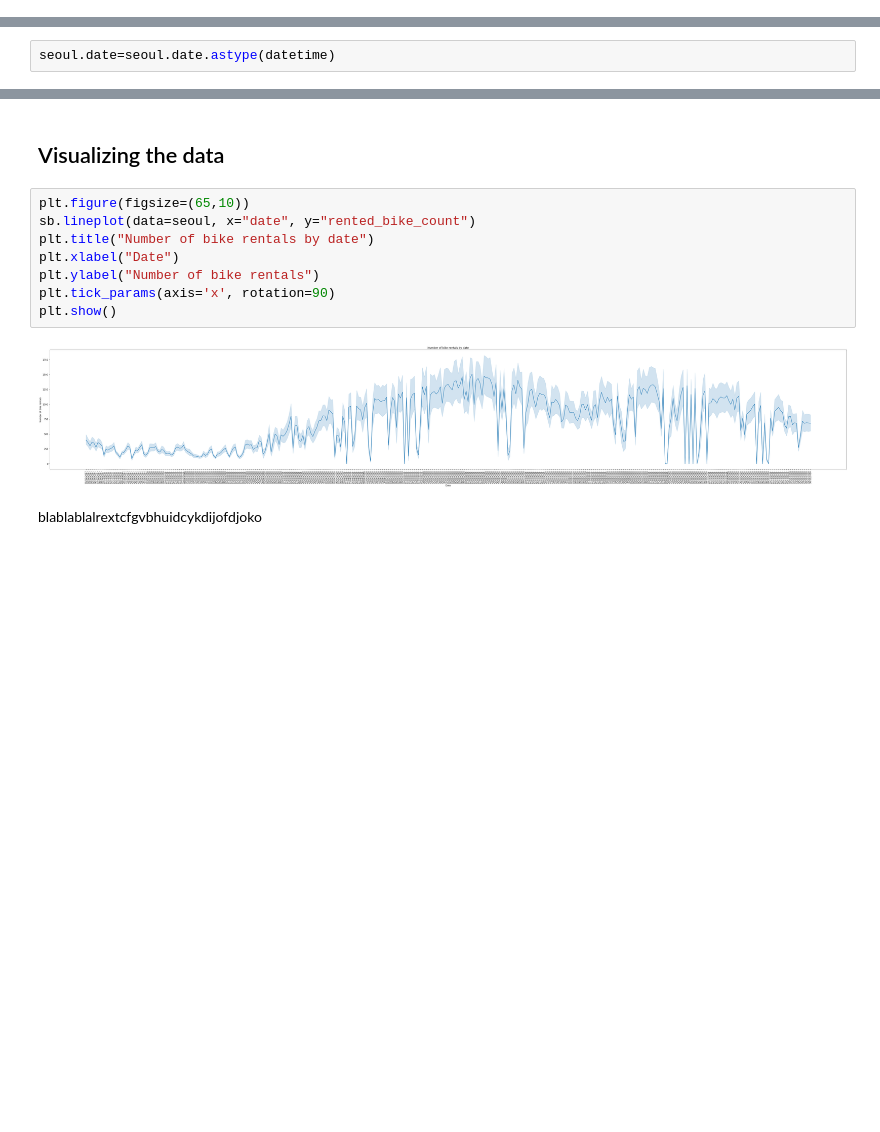
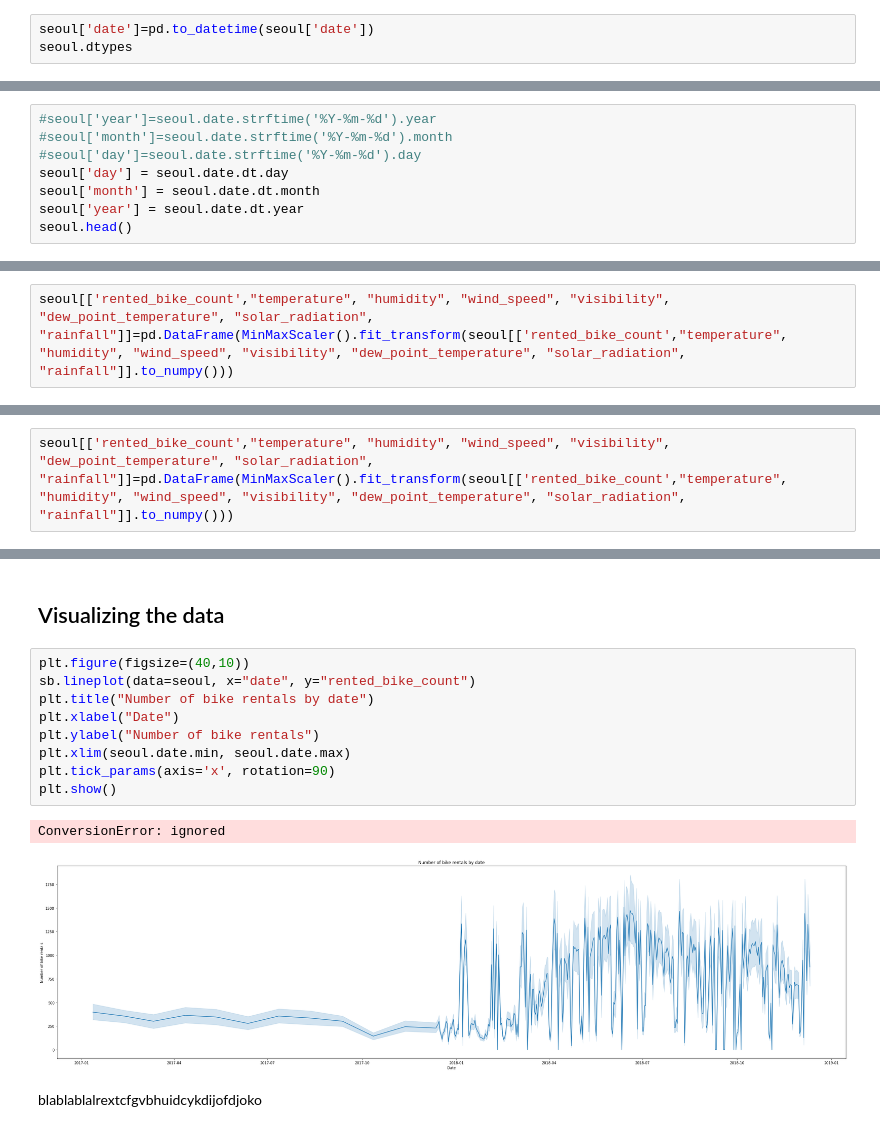
Before and after one commit to Wjnnje/Python_for_data_analysis, a Jupyter notebook: Projet_Final_Mathilde_SALAUN_Ines_PEREZ.ipynb, the cells around one changed output, grey strips where cells are left out. Cells and saved outputs as stored; diff of their text form; blank space fills up the shorter version.

```diff
--- a/Projet_Final_Mathilde_SALAUN_Ines_PEREZ.ipynb
+++ b/Projet_Final_Mathilde_SALAUN_Ines_PEREZ.ipynb
@@ -139,0 +136,3 @@ ValueError: The truth value of a Series is ambiguous. Use a.empty, a.bool(), a.i
+# %%
+seoul['date']=pd.to_datetime(seoul['date'])
+seoul.dtypes
@@ -139,0 +155,8 @@ ValueError: The truth value of a Series is ambiguous. Use a.empty, a.bool(), a.i
+# %%
+#seoul['year']=seoul.date.strftime('%Y-%m-%d').year
+#seoul['month']=seoul.date.strftime('%Y-%m-%d').month
+#seoul['day']=seoul.date.strftime('%Y-%m-%d').day
+seoul['day'] = seoul.date.dt.day
+seoul['month'] = seoul.date.dt.month
+seoul['year'] = seoul.date.dt.year
+seoul.head()
@@ -142,2 +174,2 @@ ValueError: The truth value of a Series is ambiguous. Use a.empty, a.bool(), a.i
 # %%
-seoul.date=seoul.date.astype(datetime)
+seoul[['rented_bike_count',"temperature", "humidity", "wind_speed", "visibility", "dew_point_temperature", "solar_radiation", "rainfall"]]=pd.DataFrame(MinMaxScaler().fit_transform(seoul[['rented_bike_count',"temperature", "humidity", "wind_speed", "visibility", "dew_point_temperature", "solar_radiation", "rainfall"]].to_numpy()))
@@ -145,0 +176,2 @@ NameError: name 'datetime' is not defined
+# %%
+seoul[['rented_bike_count',"temperature", "humidity", "wind_speed", "visibility", "dew_point_temperature", "solar_radiation", "rainfall"]]=pd.DataFrame(MinMaxScaler().fit_transform(seoul[['rented_bike_count',"temperature", "humidity", "wind_speed", "visibility", "dew_point_temperature", "solar_radiation", "rainfall"]].to_numpy()))
@@ -150,15 +184,17 @@ seoul_stdc
 # %% [markdown]
 ## Visualizing the data
 # %%
-plt.figure(figsize=(65,10))
+plt.figure(figsize=(40,10))
 sb.lineplot(data=seoul, x="date", y="rented_bike_count")
 plt.title("Number of bike rentals by date")
 plt.xlabel("Date")
 plt.ylabel("Number of bike rentals")
+plt.xlim(seoul.date.min, seoul.date.max)
 plt.tick_params(axis='x', rotation=90)
 plt.show()
 # %% [output]
+ConversionError: ignored
-[figure, old version]
+[figure, new version]
 # %% [markdown]
 blablablalrextcfgvbhuidcykdijofdjoko
 # %% [markdown]
```
Also changed, not shown: parts of 7 cells of this notebook.
